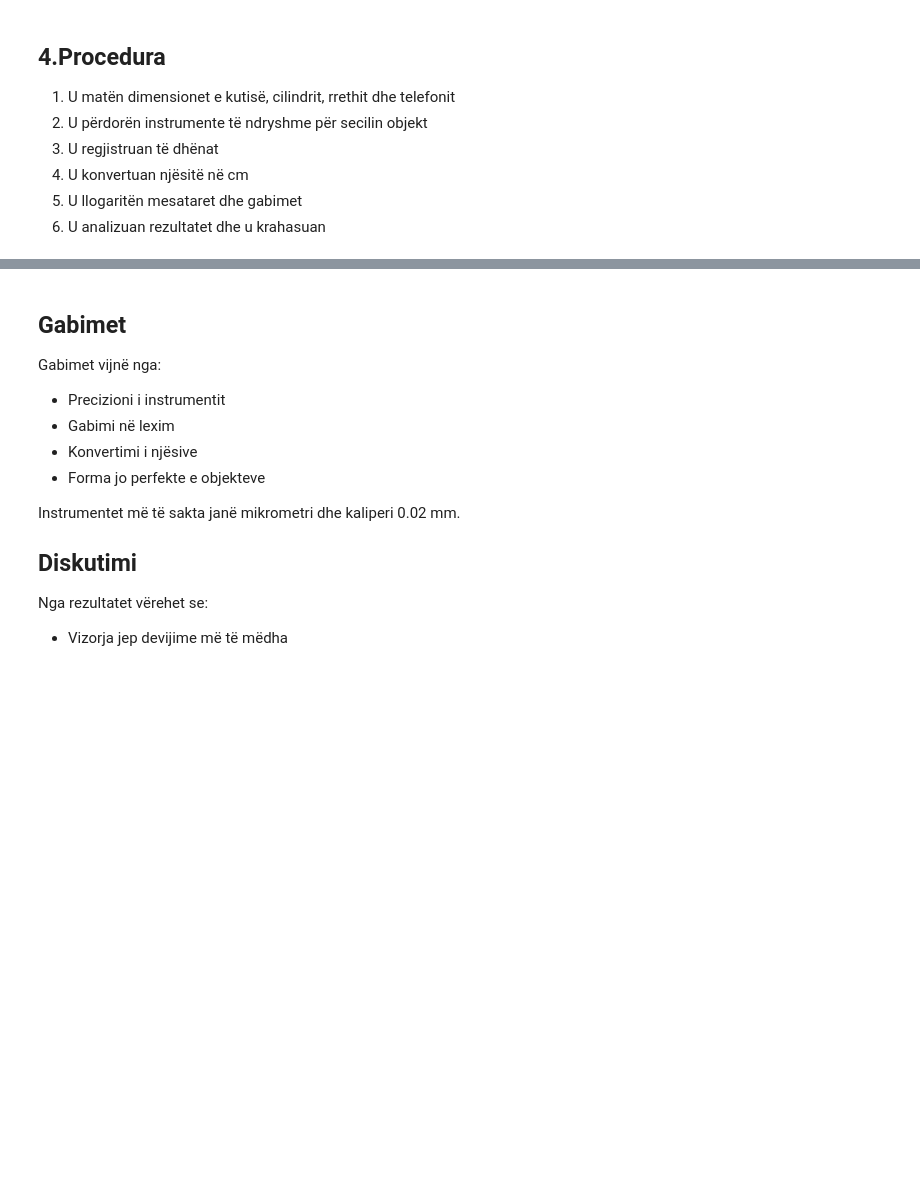
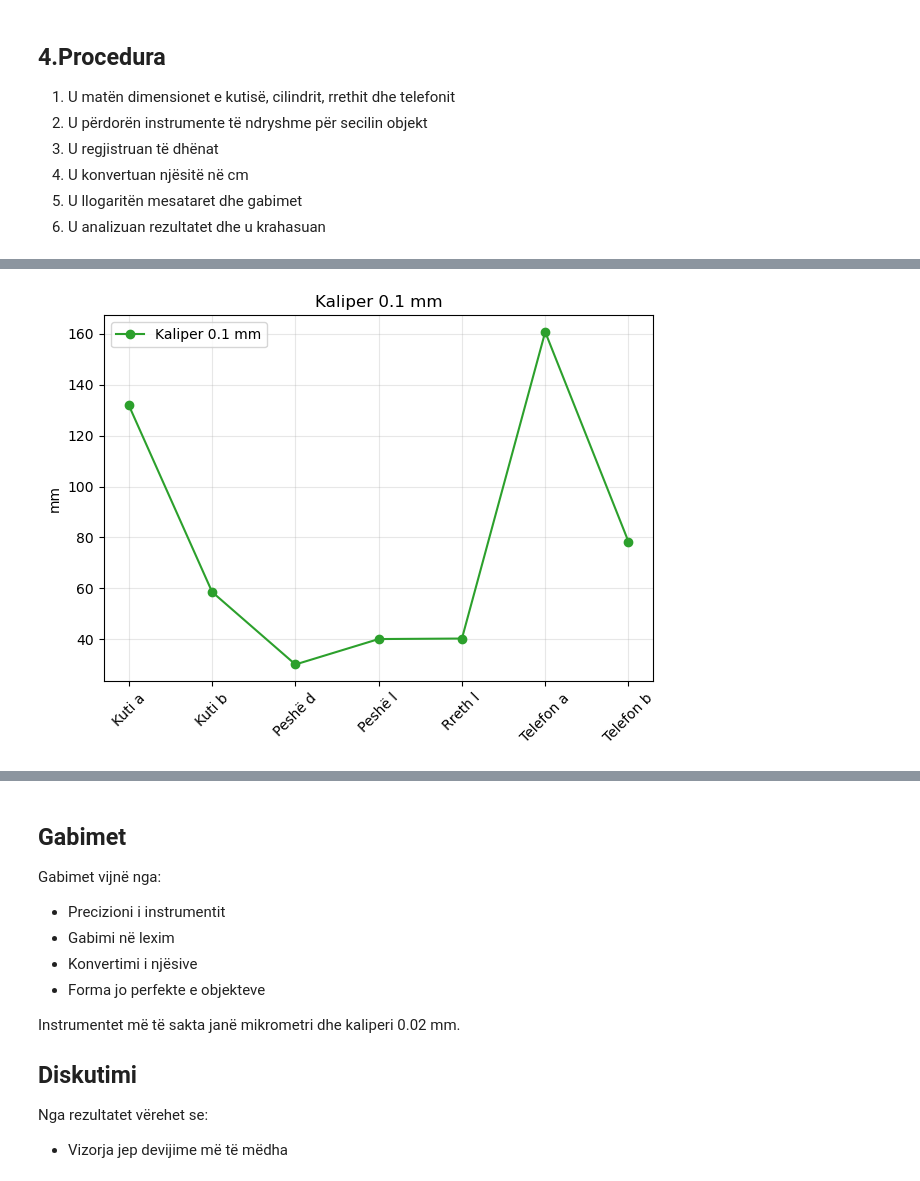
Before and after one commit to Albana-1/Hyrje_Laborator, a Jupyter notebook: LAB06/Raport.ipynb, the cells around one changed output, grey strips where cells are left out. Cells and saved outputs as stored; diff of their text form; code cells hidden in the pictures; blank space fills up the shorter version.

```diff
--- a/LAB06/Raport.ipynb
+++ b/LAB06/Raport.ipynb
@@ -186,0 +129,19 @@ plt.show()
+# %%
+labels = ["Kuti a", "Kuti b", "Peshë d", "Peshë l", "Rreth l", "Telefon a", "Telefon b"]
+values = [131.9, 58.5, 30, 40, 40.2, 160.8, 78.3]
+
+plt.figure()
+
+plt.plot(labels, values, marker='o', color="#2ca02c", label="Kaliper 0.1 mm")
+
+plt.title("Kaliper 0.1 mm")
+plt.ylabel("mm")
+plt.xticks(rotation=45)
+plt.grid(True, alpha=0.3)
+
+plt.legend()
+
+plt.tight_layout()
+plt.show()
+# %% [output]
+[figure, added]
```
Also changed, not shown: parts of 16 cells of this notebook.
